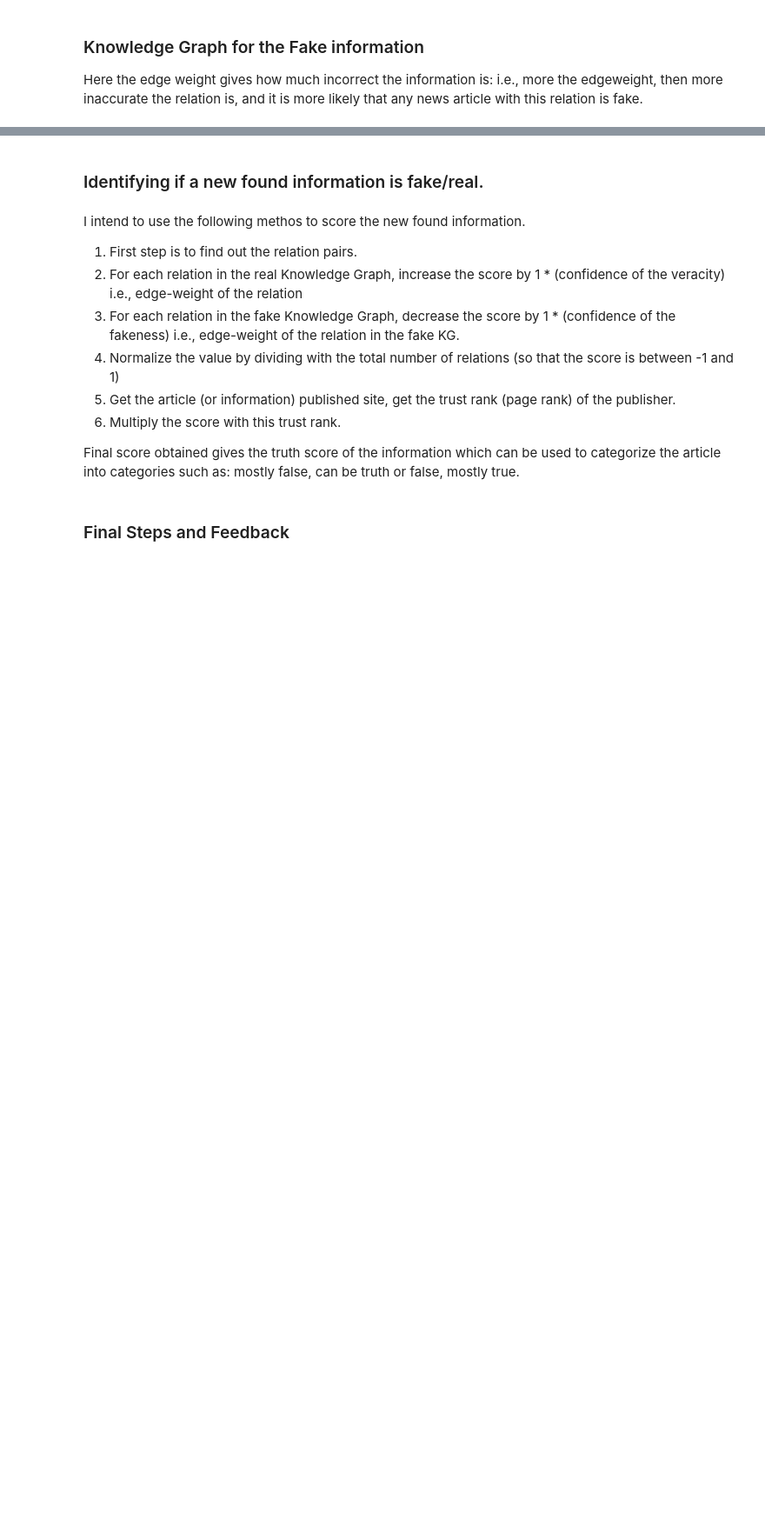
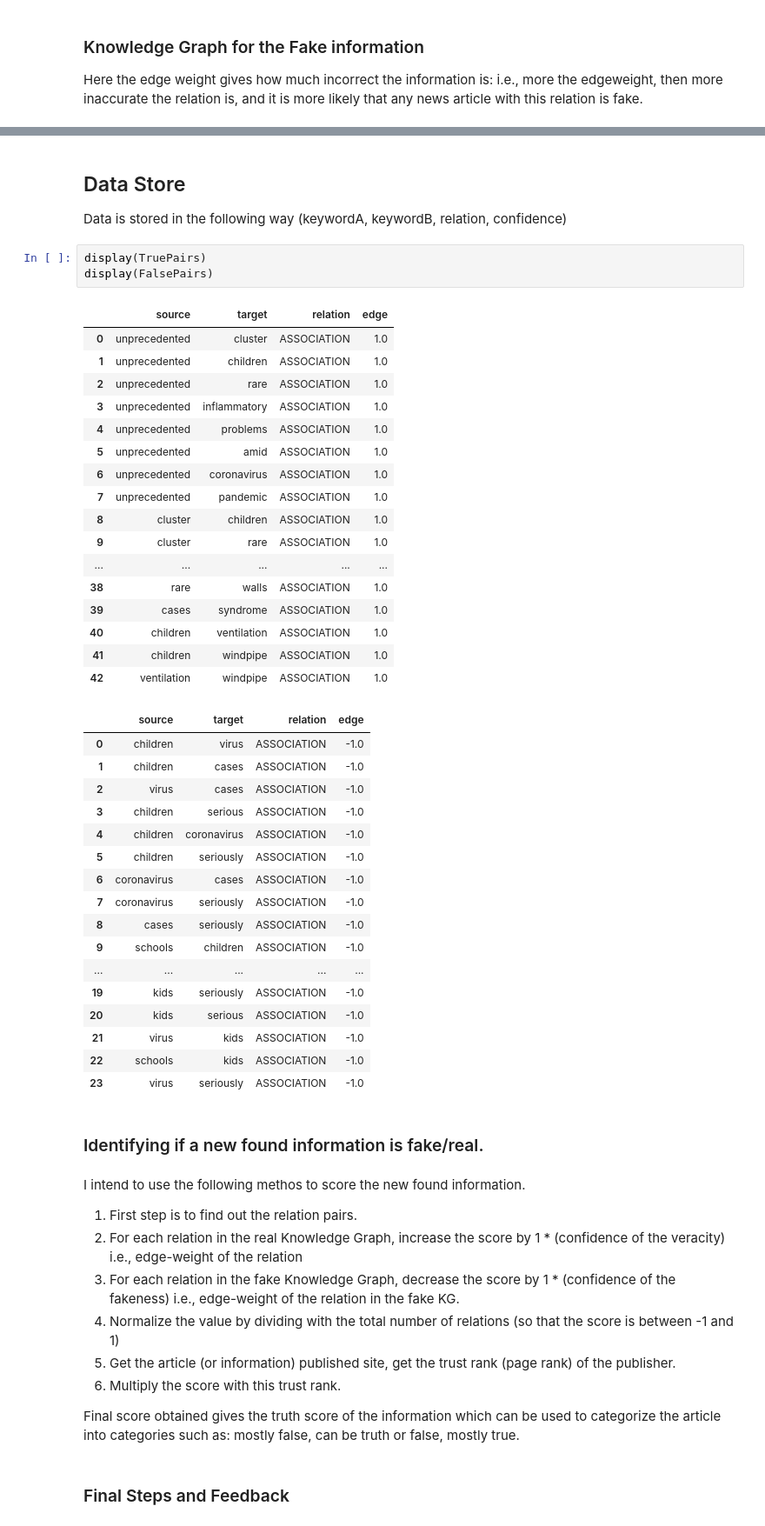
Before and after one commit to dsandeep0138/TrustLabs-Internship-Assessment, a Jupyter notebook: Idenitfy-misinformation.ipynb, the cells around one changed output, grey strips where cells are left out. Shown at 87% size. Cells and saved outputs as stored; diff of their text form; blank space fills up the shorter version.

```diff
--- a/Idenitfy-misinformation.ipynb
+++ b/Idenitfy-misinformation.ipynb
@@ -243,3 +253,45 @@ draw_kg(pairs, False)
+# %% [markdown]
+## Data Store
+
+Data is stored in the following way (keywordA, keywordB, relation, confidence)
+# %%
+display(TruePairs)
+display(FalsePairs)
+# %% [output]
+|  | source | target | relation | edge |
+| 0 | unprecedented | cluster | ASSOCIATION | 1.0 |
+| 1 | unprecedented | children | ASSOCIATION | 1.0 |
+| 2 | unprecedented | rare | ASSOCIATION | 1.0 |
+| 3 | unprecedented | inflammatory | ASSOCIATION | 1.0 |
+| 4 | unprecedented | problems | ASSOCIATION | 1.0 |
+| 5 | unprecedented | amid | ASSOCIATION | 1.0 |
+| 6 | unprecedented | coronavirus | ASSOCIATION | 1.0 |
+| 7 | unprecedented | pandemic | ASSOCIATION | 1.0 |
+| 8 | cluster | children | ASSOCIATION | 1.0 |
+| 9 | cluster | rare | ASSOCIATION | 1.0 |
+| ... | ... | ... | ... | ... |
+| 38 | rare | walls | ASSOCIATION | 1.0 |
+| 39 | cases | syndrome | ASSOCIATION | 1.0 |
+| 40 | children | ventilation | ASSOCIATION | 1.0 |
+| 41 | children | windpipe | ASSOCIATION | 1.0 |
+| 42 | ventilation | windpipe | ASSOCIATION | 1.0 |
+|  | source | target | relation | edge |
+| 0 | children | virus | ASSOCIATION | -1.0 |
+| 1 | children | cases | ASSOCIATION | -1.0 |
+| 2 | virus | cases | ASSOCIATION | -1.0 |
+| 3 | children | serious | ASSOCIATION | -1.0 |
+| 4 | children | coronavirus | ASSOCIATION | -1.0 |
+| 5 | children | seriously | ASSOCIATION | -1.0 |
+| 6 | coronavirus | cases | ASSOCIATION | -1.0 |
+| 7 | coronavirus | seriously | ASSOCIATION | -1.0 |
+| 8 | cases | seriously | ASSOCIATION | -1.0 |
+| 9 | schools | children | ASSOCIATION | -1.0 |
+| ... | ... | ... | ... | ... |
+| 19 | kids | seriously | ASSOCIATION | -1.0 |
+| 20 | kids | serious | ASSOCIATION | -1.0 |
+| 21 | virus | kids | ASSOCIATION | -1.0 |
+| 22 | schools | kids | ASSOCIATION | -1.0 |
+| 23 | virus | seriously | ASSOCIATION | -1.0 |
 # %% [markdown]
 ### Identifying if a new found information is fake/real.
 # %% [markdown]
```
Also changed, not shown: parts of 9 cells of this notebook.
